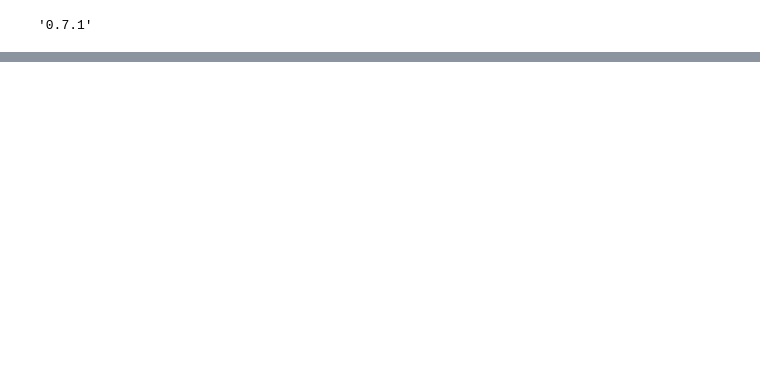
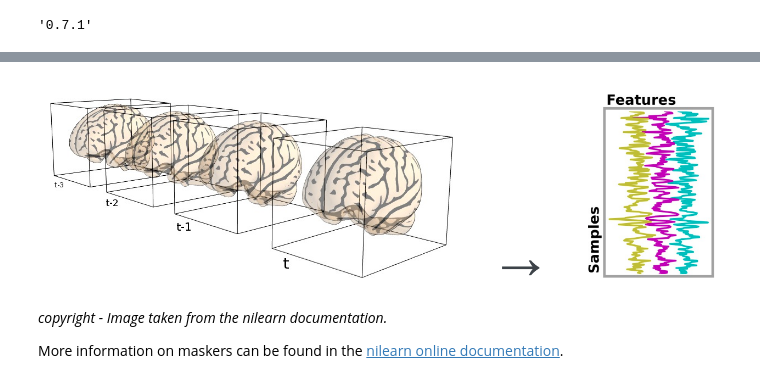
Before and after one commit to ymzayek/EBRAINS-Connectivity-Analysis, a Jupyter notebook: Notebooks/connectivity-analysis-pieline.ipynb, the cells around one changed output, grey strips where cells are left out. Saved outputs shown, nothing was run; the diff lists cells and outputs as text; code cells hidden in the pictures; blank space fills up the shorter version.

```diff
--- a/Notebooks/connectivity-analysis-pieline.ipynb
+++ b/Notebooks/connectivity-analysis-pieline.ipynb
@@ -64,2 +94,11 @@ Label index 64 is 'Caudate'
+# %%
+from IPython.display import Image
+Image(filename='masker.png')
+# %% [output]
+[figure, added]
+# %% [markdown]
+*copyright - Image taken from the nilearn documentation.*
+
+More information on maskers can be found in the <a href="https://nilearn.github.io/manipulating_images/masker_objects.html">nilearn online documentation</a>.
 # %%
 from nilearn.input_data import NiftiLabelsMasker
```
Also changed, not shown: parts of 33 cells of this notebook.
